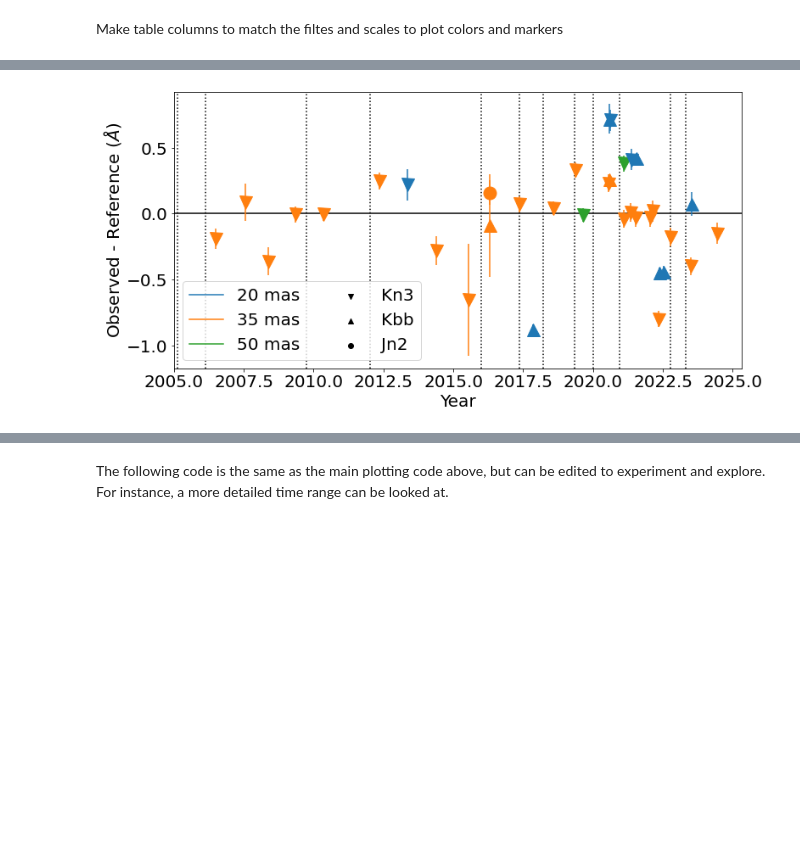
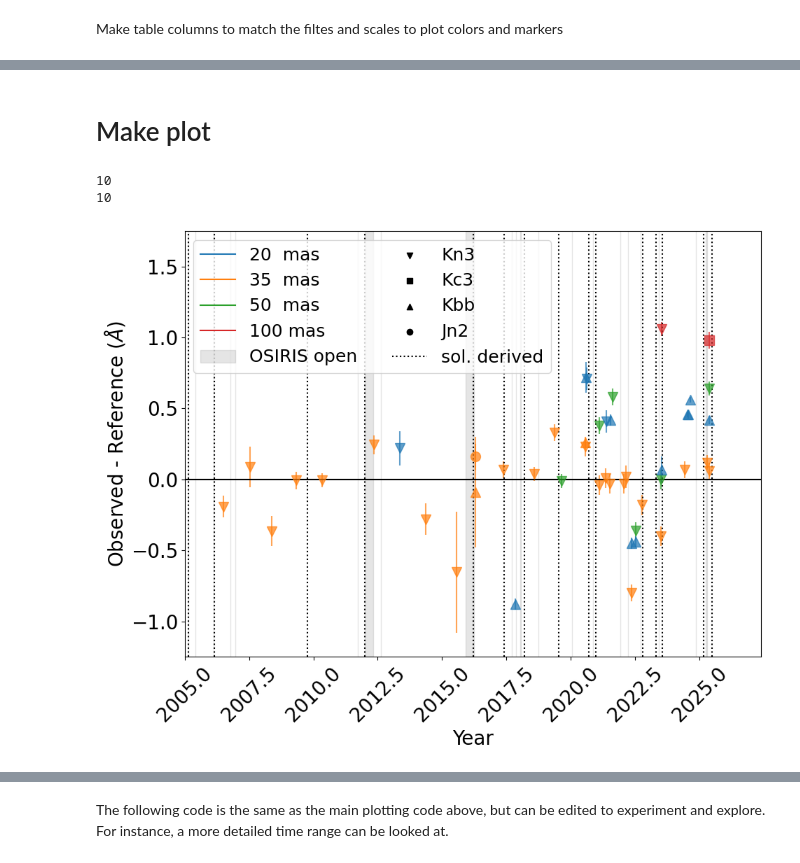
Before and after one commit to Keck-DataReductionPipelines/OsirisDRP, a Jupyter notebook: data/Plot_Wavelength_Shift_Time_Dependence.ipynb, the cells around one changed output, grey strips where cells are left out. Cells and saved outputs as stored; diff of their text form; code cells hidden in the pictures; blank space fills up the shorter version.

```diff
--- a/data/Plot_Wavelength_Shift_Time_Dependence.ipynb
+++ b/data/Plot_Wavelength_Shift_Time_Dependence.ipynb
@@ -19 +32,12 @@ wavesol_table = Table.read(wavesol_file,format='ascii')
+# %%
+time = Time(waveshift_table['Date'], format='iso')
+waveshift_table['DecDate'] = time.decimalyear
+
+time = Time(wavesol_table['Date'], format='iso')
+wavesol_table['DecDate'] = time.decimalyear
+
+time = Time(cycles_table['Start'], format='iso')
+cycles_table['DecDate_start'] = time.decimalyear
+time = Time(cycles_table['End'], format='iso')
+cycles_table['DecDate_end'] = time.decimalyear
 # %%
@@ -61,8 +70,10 @@ filter_marker_list = []
 for i in range(len(waveshift_table['Filter'])):
     if waveshift_table['Filter'][i] == 'Kn3':
         filter_marker_list.append('v')
+    if waveshift_table['Filter'][i] == 'Kc3':
+        filter_marker_list.append('s')
     if waveshift_table['Filter'][i] == 'Kbb':
         filter_marker_list.append('^')
     if waveshift_table['Filter'][i] == 'Jn2':
         filter_marker_list.append('o')
-print(filter_marker_list)
+#print(filter_marker_list)
@@ -77,4 +86,7 @@ for i in range(len(waveshift_table['Scale'])):
         scale_color_list.append('C1')
     if waveshift_table['Scale'][i] == 50:
         scale_color_list.append('C2')
-print(scale_color_list)
+    if waveshift_table['Scale'][i] == 100:
+        scale_color_list.append('C3')
+#print(np.size(scale_color_list))
+#print(np.size(filter_marker_list))
@@ -85,36 +93,75 @@ Make a plot
+# %% [markdown]
+# Make plot
 # %%
-plt.figure(figsize=(12,6))
+plt.figure(figsize=(10,8))
 
 ##background points for making legend
 back1 = [0,0]
 back2 = [0,0]
 ##previous plotting style
 # plt.plot(back1,back2,color='C0',label = 'Kn3')
 # plt.plot(back1,back2,color='C1',label = 'Kbb')
 # plt.plot(back1,back2,color='C2',label = 'Jn2')
 # # plt.plot(back1,back2,color='black',ls=':',label = 'Wave Sol')
 # plt.scatter(back1,back2,color='black',marker='v',label='20 mas')
 # plt.scatter(back1,back2,color='black',marker='o',label='35 mas')
 # plt.scatter(back1,back2,color='black',marker='^',label='50 mas')
 
-plt.plot(back1,back2,color='C0',label = '20 mas')
-plt.plot(back1,back2,color='C1',label = '35 mas')
-plt.plot(back1,back2,color='C2',label = '50 mas')
+plt.plot(back1,back2,color='C0',label = '20  mas')
+plt.plot(back1,back2,color='C1',label = '35  mas')
+plt.plot(back1,back2,color='C2',label = '50  mas')
+plt.plot(back1,back2,color='C3',label = '100 mas')
 # plt.plot(back1,back2,color='black',ls=':',label = 'Wave Sol')
 plt.scatter(back1,back2,color='black',marker='v',label='Kn3')
+plt.scatter(back1,back2,color='black',marker='s',label='Kc3')
 plt.scatter(back1,back2,color='black',marker='^',label='Kbb')
 plt.scatter(back1,back2,color='black',marker='o',label='Jn2')
 
+first = True
+for i in range(len(wavesol_table)):
+    if first:
+        plt.axvline(wavesol_table['DecDate'][i],color='black',ls=':', label ='sol. derived')
+        first = False
+    else:
+        plt.axvline(wavesol_table['DecDate'][i],color='black',ls=':')
+
+first = True
+for start, end in zip(cycles_table['DecDate_start'], cycles_table['DecDate_end']):
+    if first:
+        plt.axvspan(start, end, color='gray', alpha=0.2, label='OSIRIS open')
+        first = False
+    else:
+        plt.axvspan(start, end, color='gray', alpha=0.2)
+
+## Annotate cycle number
+# for i in range(len(cycles_table)-1):
+#     start_current = cycles_table['DecDate_end'][i]
+#     end_current = cycles_table['DecDate_start'][i+1]
+#     label = cycles_table['start_cycle'][i]
+#     midpoint = (end_current+start_current)/2
+#     yloc = 1.5
+#     plt.text(midpoint,yloc, str(label), ha='center', fontsize=10, color='blue')
+
+
 plt.axhline(y=0,color='black',ls='-')
-for i in range(len(wavesol_table)):
-    plt.axvline(wavesol_table['ddate'][i],color='black',ls=':')
 for i in range(len(waveshift_table['Filter'])):
     plt.errorbar(waveshift_table['DecDate'][i],waveshift_table['Mean'][i],yerr=waveshift_table['Sigma'][i],
-                 color=scale_color_list[i], marker=filter_marker_list[i], markersize=15)
-plt.legend(loc=3,ncol=2)
-plt.xlim(2005,wavesol_table['ddate'][-1] + 2)
+                 color=scale_color_list[i], marker=filter_marker_list[i], markersize=10, alpha=0.7)
+
+handles, labels = plt.gca().get_legend_handles_labels()
+print(len(labels))
+order = [0,1,2,3,5,6,7,8,9,4]
+print(len(order))
+#plt.legend(loc=2,ncol=2, fontsize=18)
+plt.legend([handles[i] for i in order],[labels[i] for i in order],loc=2,ncol=2,fontsize=18)
+plt.xlim(2005,waveshift_table['DecDate'][-1] + 2)
+plt.ylim(-1.25, 1.75)
 plt.xlabel('Year')
+plt.xticks(rotation=45)
 plt.ylabel('Observed - Reference ($\AA$)')
+plt.tight_layout()
 plt.savefig('Wavelength_Shift_Time_Dependence.png')
 # %% [output]
+10
+10
-[figure, old version]
+[figure, new version]
```
Also changed, not shown: parts of 19 cells of this notebook, 21 other files.
